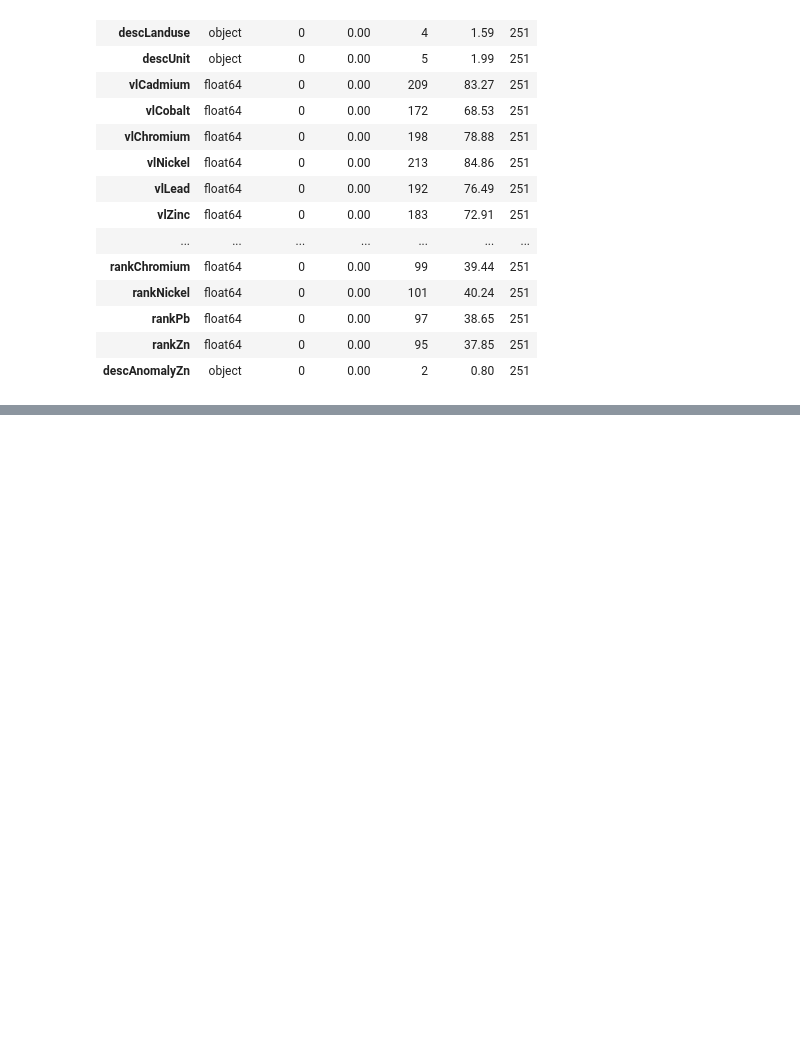
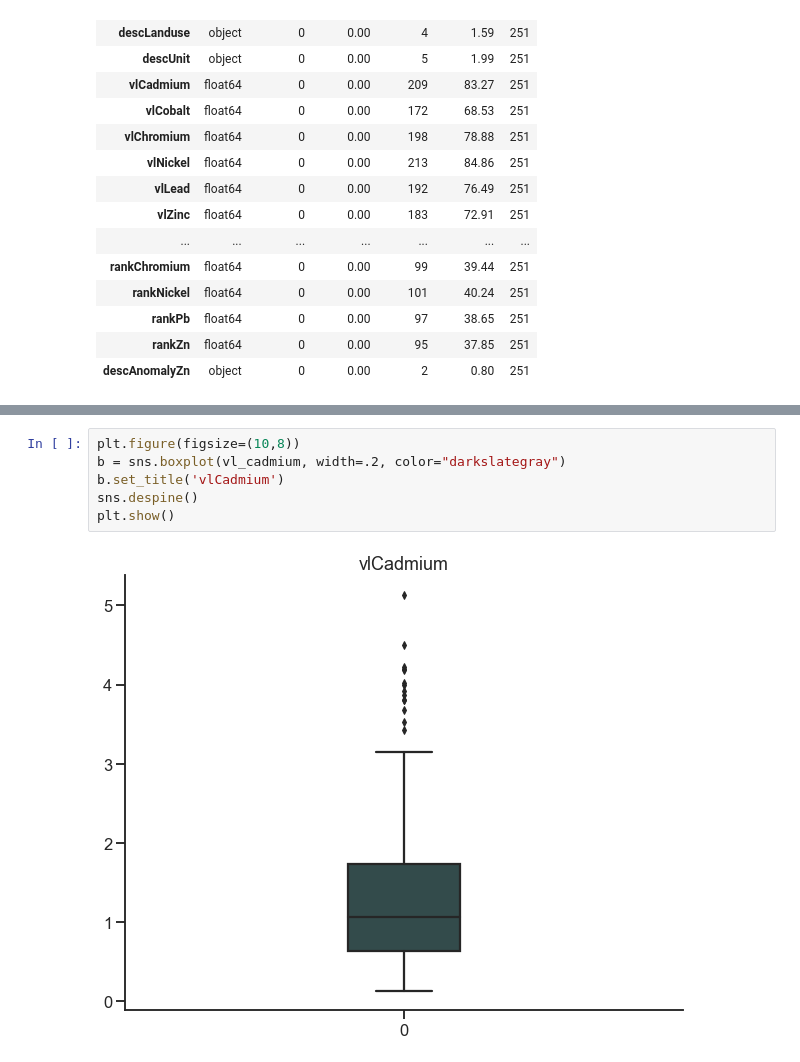
Before and after one commit to luschiro/workflows-geo-data, a Jupyter notebook: modulo_2/modulo_2.ipynb, the cells around one changed output, grey strips where cells are left out. Cells and saved outputs as stored; diff of their text form; blank space fills up the shorter version.

```diff
--- a/modulo_2/modulo_2.ipynb
+++ b/modulo_2/modulo_2.ipynb
@@ -114,0 +163,8 @@ fig.show()
+# %%
+plt.figure(figsize=(10,8))
+b = sns.boxplot(vl_cadmium, width=.2, color="darkslategray")
+b.set_title('vlCadmium')
+sns.despine()
+plt.show()
+# %% [output]
+[figure, added]
```
Also changed, not shown: parts of 17 cells of this notebook.
